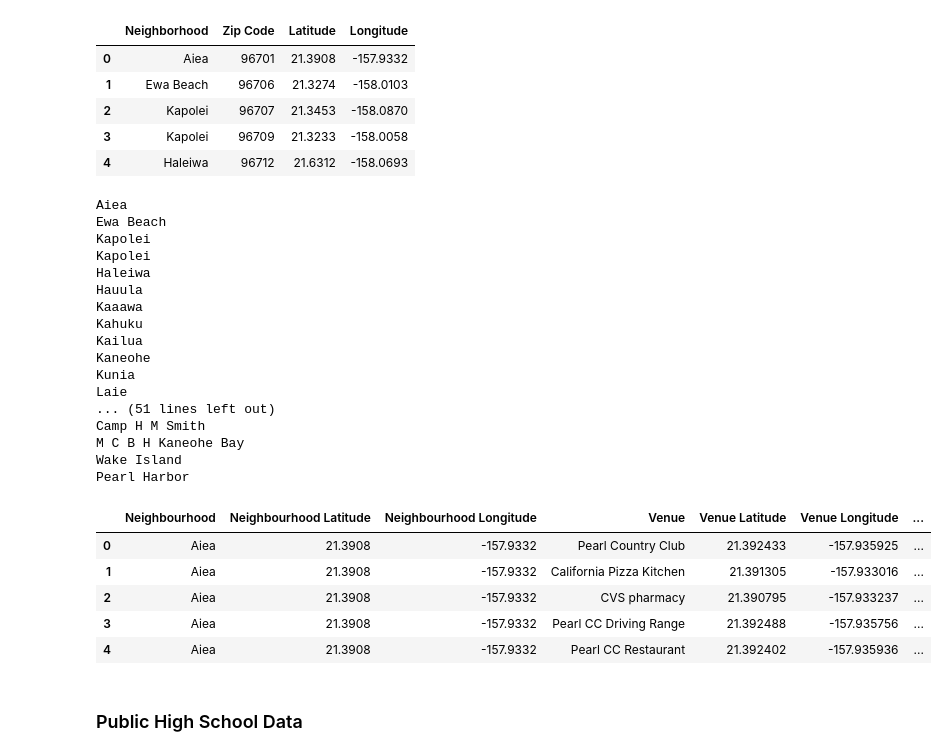
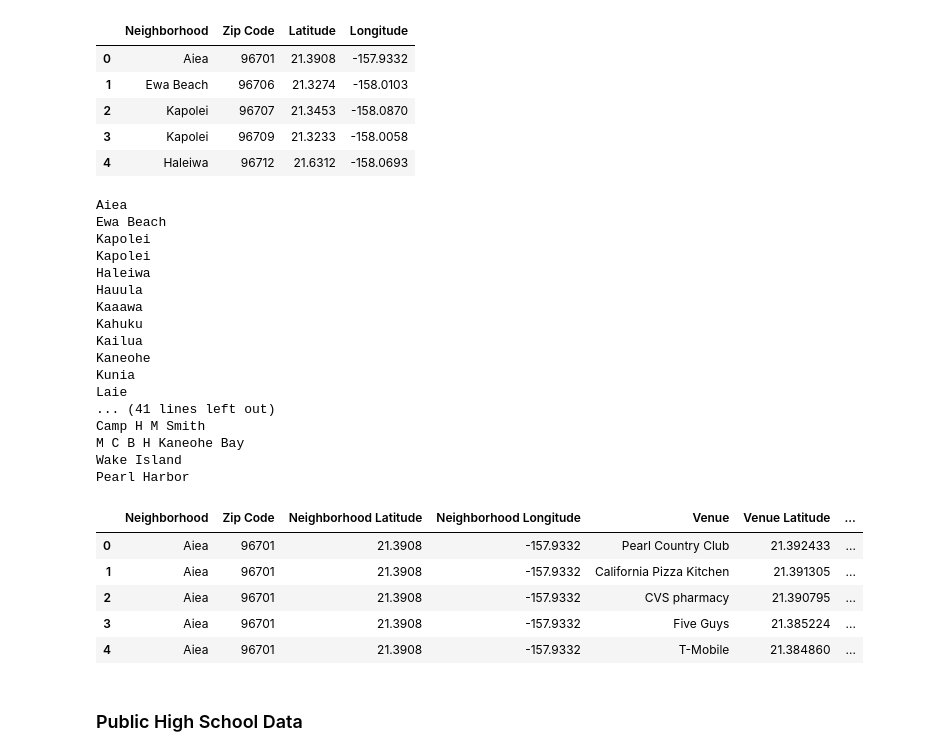
Before and after one commit to bschmalzel/Coursera_Capstone, a Jupyter notebook: Final Capstone Project.ipynb, the cells around one changed output. Saved outputs shown, nothing was run; the diff lists cells and outputs as text; code cells hidden in the pictures.

```diff
--- a/Final Capstone Project.ipynb
+++ b/Final Capstone Project.ipynb
@@ -141,12 +139,17 @@ df_latlon.head()
 | 2 | Kapolei | 96707 | 21.3453 | -158.0870 |
 | 3 | Kapolei | 96709 | 21.3233 | -158.0058 |
 | 4 | Haleiwa | 96712 | 21.6312 | -158.0693 |
+# %%
+#Remove redundant zip codes (with identical lat/lon coordinates)
+index_names=df_latlon[ ((df_latlon['Zip Code'] == 96811) | (df_latlon['Zip Code'] == 96848)) |
+                                      ((df_latlon['Zip Code'] >= 96803) & (df_latlon['Zip Code'] <= 96810))].index
+df_latlon2=df_latlon.drop(index_names).reset_index(drop='True')
 # %%
 #Create a function to retrieve nearby venues for each of the neighborhoods in the dataframe.
 LIMIT=100#<-Limit number of requests
-def getNearbyVenues(names, latitudes, longitudes, radius=500):
+def getNearbyVenues(names, zipcode, latitudes, longitudes, radius=1000): #Originally tried a radius of 500...
     venues_list=[]
-    for name, lat, lng in zip(names, latitudes, longitudes):
+    for name, zc, lat, lng in zip(names, zipcode, latitudes, longitudes):
         print(name)
         # create the API request URL
         url = 'https://api.foursquare.com/v2/venues/explore?&client_id={}&client_secret={}&v={}&ll={},{}&radius={}&limit={}'.format(
@@ -162,6 +165,7 @@ def getNearbyVenues(names, latitudes, longitudes, radius=500):
         # return only relevant information for each nearby venue
         venues_list.append([(
             name,
+            zc,
             lat,
             lng,
             v['venue']['name'],
@@ -171,6 +175,7 @@ def getNearbyVenues(names, latitudes, longitudes, radius=500):
 
     nearby_venues = pd.DataFrame([item for venue_list in venues_list for item in venue_list])
     nearby_venues.columns = ['Neighborhood',
+                  'Zip Code',
                   'Neighborhood Latitude',
                   'Neighborhood Longitude',
                   'Venue',
@@ -181,34 +186,35 @@ def getNearbyVenues(names, latitudes, longitudes, radius=500):
     return(nearby_venues)
 # %%
 #Run Function for each neighbourhood
-oahu_venues = getNearbyVenues(names=df_latlon['Neighborhood'],
-                                   latitudes=df_latlon['Latitude'],
-                                   longitudes=df_latlon['Longitude'])
+oahu_venues = getNearbyVenues(names=df_latlon2['Neighborhood'],
+                                    zipcode=df_latlon2['Zip Code'],
+                                   latitudes=df_latlon2['Latitude'],
+                                   longitudes=df_latlon2['Longitude'])
 oahu_venues.head()
 # %% [output]
 Aiea
 Ewa Beach
 Kapolei
 Kapolei
 Haleiwa
 Hauula
 Kaaawa
 Kahuku
 Kailua
 Kaneohe
 Kunia
 Laie
-... (51 lines left out)
+... (41 lines left out)
 Camp H M Smith
 M C B H Kaneohe Bay
 Wake Island
 Pearl Harbor
-|  | Neighbourhood | Neighbourhood Latitude | Neighbourhood Longitude | Venue | Venue Latitude | Venue Longitude | ... |
-| 0 | Aiea | 21.3908 | -157.9332 | Pearl Country Club | 21.392433 | -157.935925 | ... |
-| 1 | Aiea | 21.3908 | -157.9332 | California Pizza Kitchen | 21.391305 | -157.933016 | ... |
-| 2 | Aiea | 21.3908 | -157.9332 | CVS pharmacy | 21.390795 | -157.933237 | ... |
-| 3 | Aiea | 21.3908 | -157.9332 | Pearl CC Driving Range | 21.392488 | -157.935756 | ... |
-| 4 | Aiea | 21.3908 | -157.9332 | Pearl CC Restaurant | 21.392402 | -157.935936 | ... |
+|  | Neighborhood | Zip Code | Neighborhood Latitude | Neighborhood Longitude | Venue | Venue Latitude | ... |
+| 0 | Aiea | 96701 | 21.3908 | -157.9332 | Pearl Country Club | 21.392433 | ... |
+| 1 | Aiea | 96701 | 21.3908 | -157.9332 | California Pizza Kitchen | 21.391305 | ... |
+| 2 | Aiea | 96701 | 21.3908 | -157.9332 | CVS pharmacy | 21.390795 | ... |
+| 3 | Aiea | 96701 | 21.3908 | -157.9332 | Five Guys | 21.385224 | ... |
+| 4 | Aiea | 96701 | 21.3908 | -157.9332 | T-Mobile | 21.384860 | ... |
 # %% [markdown]
 ### Public High School Data
 # %%
```
Also changed, not shown: parts of 51 cells of this notebook.
